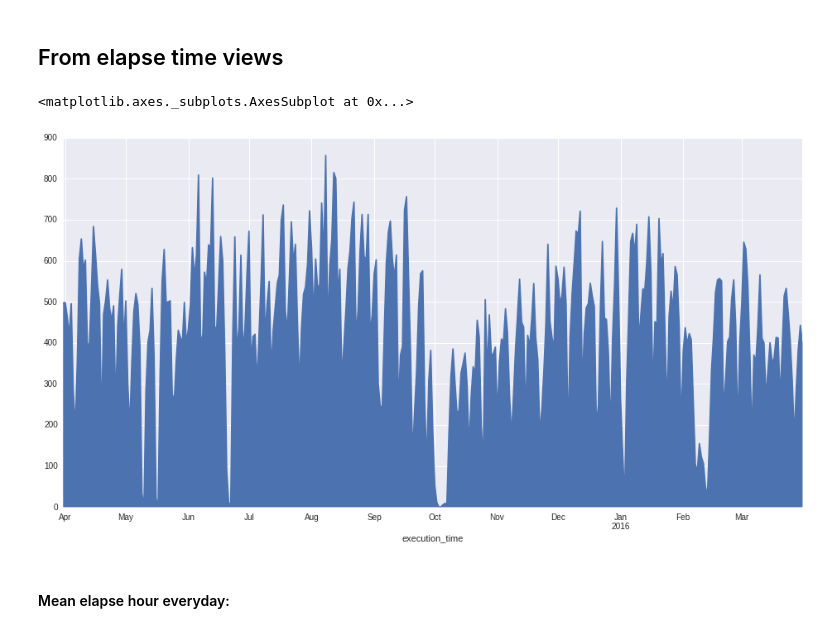
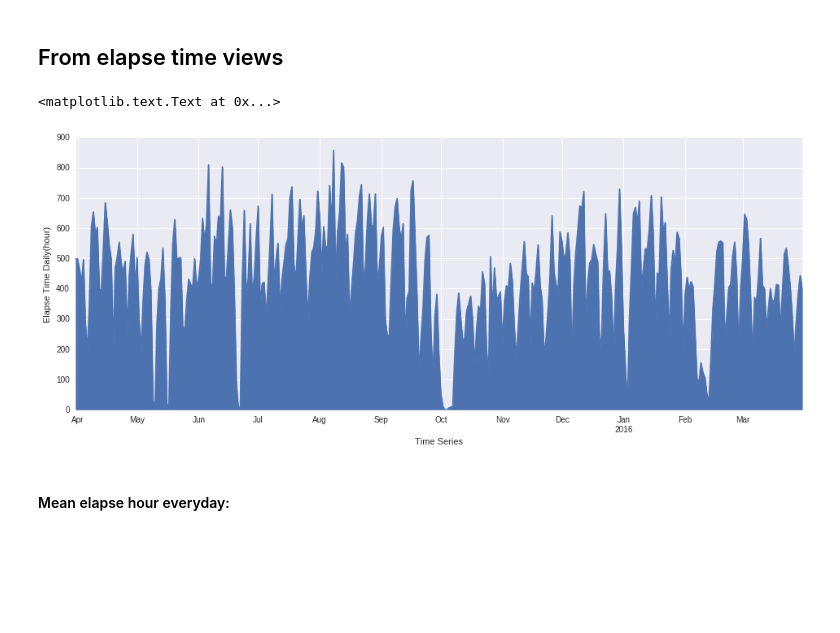
Before and after one commit to lybicat/netbyte, a Jupyter notebook: notebooks/test-execution-history-analysis.ipynb, the cells around one changed output. Saved outputs shown, nothing was run; the diff lists cells and outputs as text; code cells hidden in the pictures; blank space fills up the shorter version.

```diff
--- a/notebooks/test-execution-history-analysis.ipynb
+++ b/notebooks/test-execution-history-analysis.ipynb
@@ -313,10 +348,12 @@ array([<matplotlib.axes._subplots.AxesSubplot object at 0x...>,
 ## From elapse time views
 # %%
 elapse_hour_per_day = day_data['elapse_time'].sum()/3600.0
-elapse_hour_per_day.plot(kind='area', figsize=(16,8))
+graph = elapse_hour_per_day.plot(kind='area', figsize=(16,6))
+graph.set_xlabel('Time Series')
+graph.set_ylabel('Elapse Time Daily(hour)')
 # %% [output]
-<matplotlib.axes._subplots.AxesSubplot at 0x...>
+<matplotlib.text.Text at 0x...>
-[figure, old version]
+[figure, new version]
 # %% [markdown]
 #### Mean elapse hour everyday:
 # %%
```
Also changed, not shown: parts of 57 cells of this notebook.
